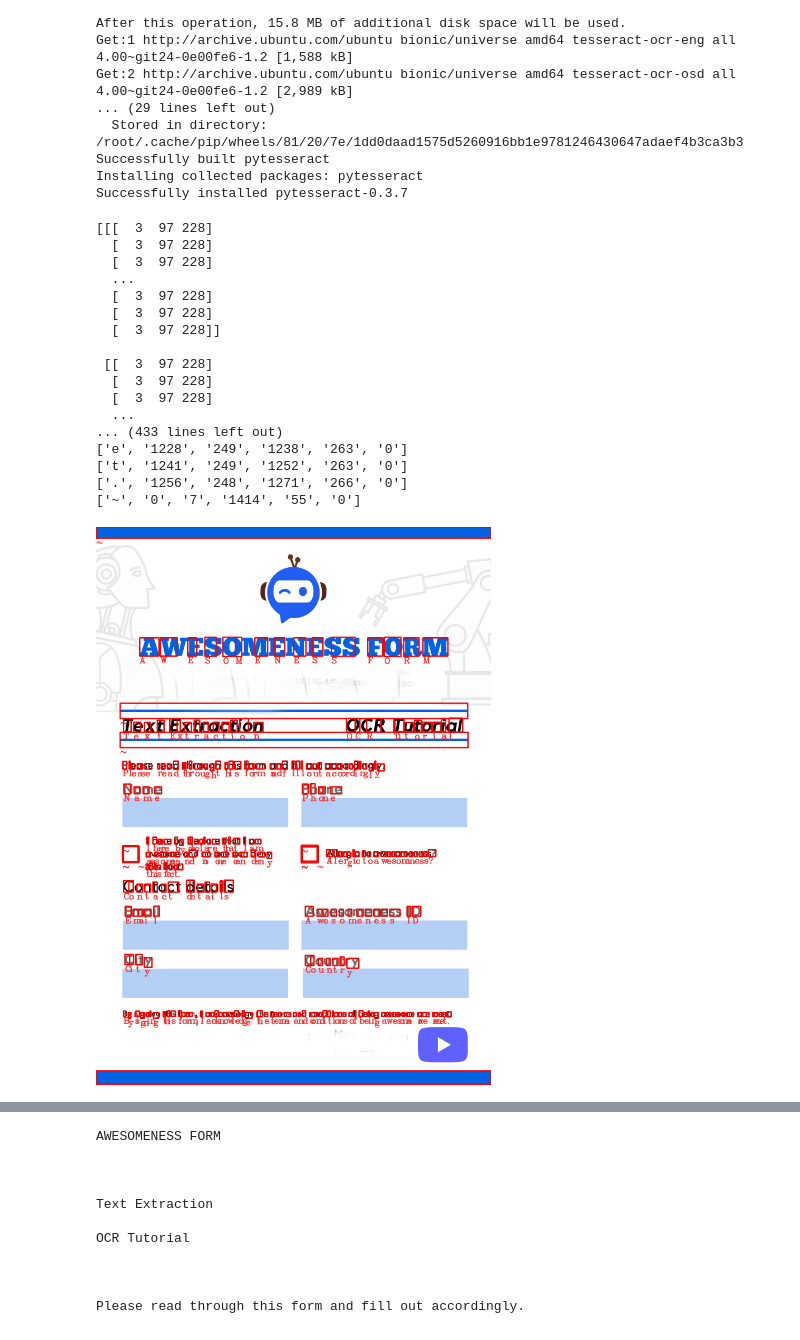
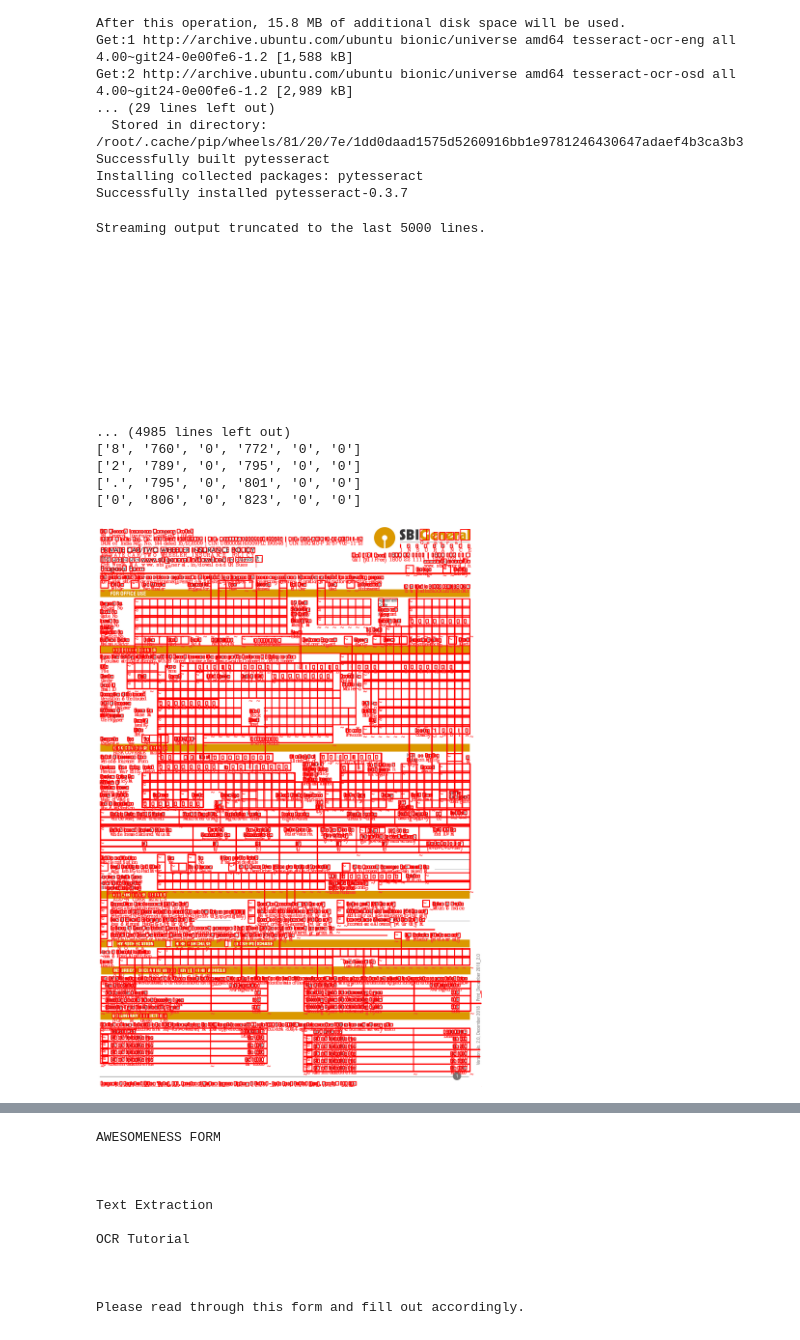
Before and after one commit to nitinaman2006/Text-Detection-using-CV2, a Jupyter notebook: C_Text_Detection_OpenCV.ipynb, the cells around one changed output, grey strips where cells are left out. Drawn from its saved outputs; the diff is of its cells as text; code cells hidden in the pictures.

```diff
--- a/C_Text_Detection_OpenCV.ipynb
+++ b/C_Text_Detection_OpenCV.ipynb
@@ -24,47 +24,47 @@ Successfully installed pytesseract-0.3.7
 # %%
 #@title  { form-width: "5%", display-mode: "code" }
 import cv2
 import pytesseract
 from google.colab.patches import cv2_imshow
 
-img=cv2.imread('Blank.png')
+img=cv2.imread('E.jpg')
 #Change the Image into Array.Return a 2D or 3D matrix based on color channel based on image.for a binary or 2D grey Scale is sufficient.
 
 print(img)
 img = cv2.cvtColor(img, cv2.COLOR_BGR2RGB)
 print(img)
 s=pytesseract.image_to_string(img)
 print(s)
 ###Detecting character
 hImg,wImg,_=img.shape
 boxes=pytesseract.image_to_boxes(img)
 for b in boxes.splitlines():
   b=b.split(' ')
   print(b)
   x,y,w,h=int(b[1]),int(b[2]),int(b[3]),int(b[4])
   cv2.rectangle(img,(x,hImg-y),(w,hImg-h),(0,0,255),3)
   cv2.putText(img,b[0],(x,hImg-y+25),cv2.FONT_HERSHEY_COMPLEX,1,(50,50,255),2)
 
 cv2_imshow(img)
 # %% [output]
-[[[  3  97 228]
-  [  3  97 228]
-  [  3  97 228]
-  ...
-  [  3  97 228]
-  [  3  97 228]
-  [  3  97 228]]
+Streaming output truncated to the last 5000 lines.
 
- [[  3  97 228]
-  [  3  97 228]
-  [  3  97 228]
-  ...
-... (433 lines left out)
-['e', '1228', '249', '1238', '263', '0']
-['t', '1241', '249', '1252', '263', '0']
-['.', '1256', '248', '1271', '266', '0']
-['~', '0', '7', '1414', '55', '0']
+
+
+
+
+
+
+
+
+
+
+... (4985 lines left out)
+['8', '760', '0', '772', '0', '0']
+['2', '789', '0', '795', '0', '0']
+['.', '795', '0', '801', '0', '0']
+['0', '806', '0', '823', '0', '0']
-[figure, old version]
+[figure, new version]
 # %%
 #@title  { form-width: "5%", display-mode: "code" }
 
```
Also changed, not shown: parts of 1 cell of this notebook.
